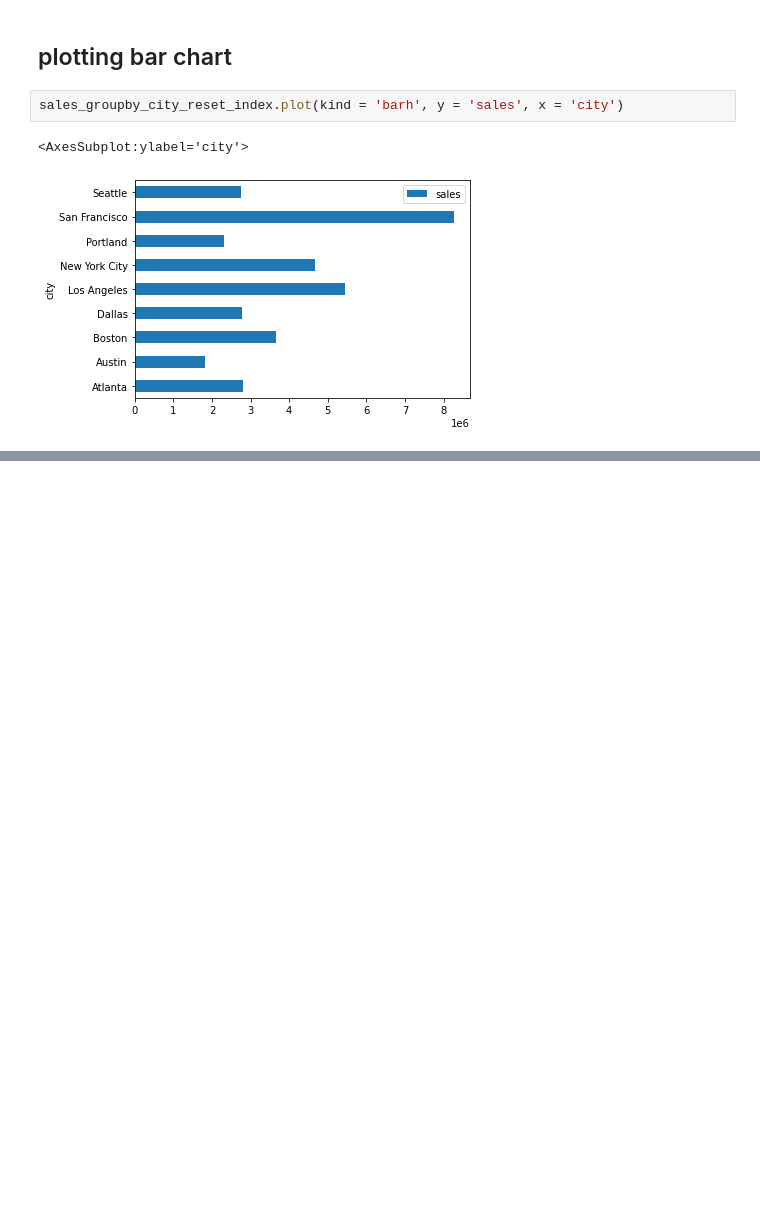
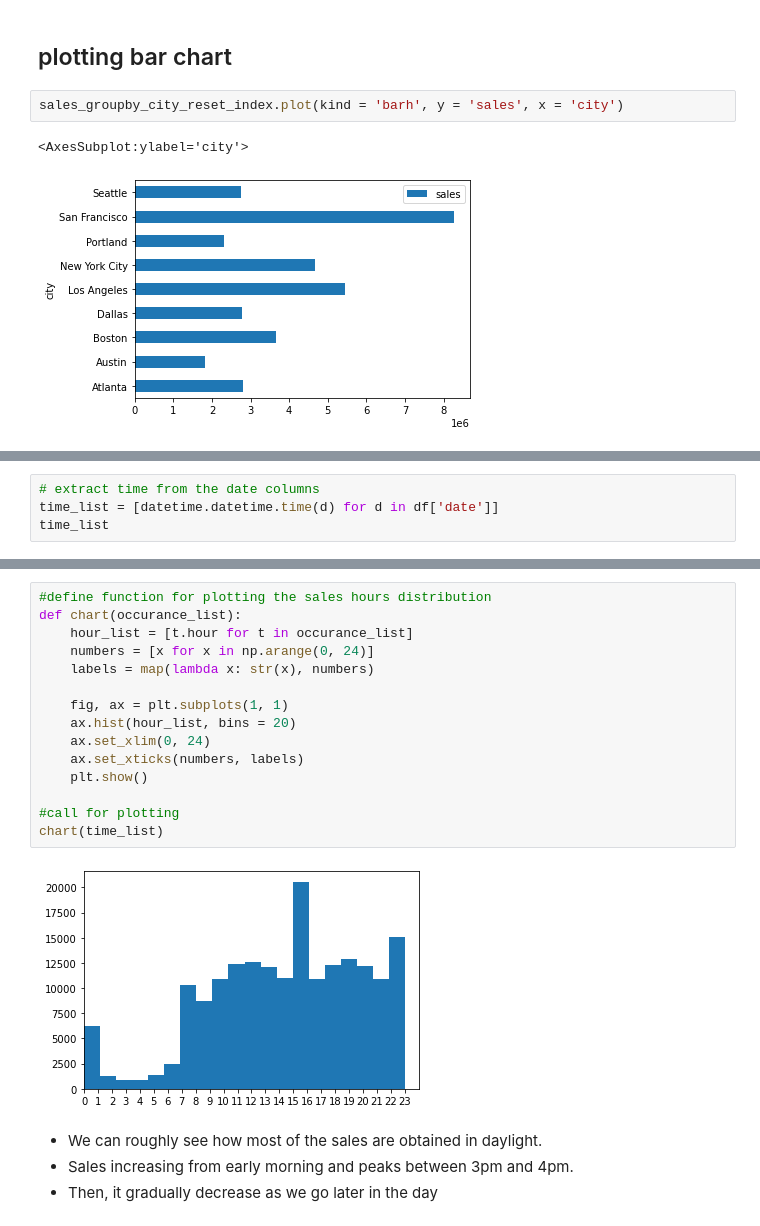
Before and after one commit to rhmnnmhmd/Sales-Analysis, a Jupyter notebook: sales_analysis.ipynb, the cells around one changed output, grey strips where cells are left out. Cells and saved outputs as stored; diff of their text form; blank space fills up the shorter version.

Commit message:
find when is the best time (hour) to put ads. based on histogram of the hours.

```diff
--- a/sales_analysis.ipynb
+++ b/sales_analysis.ipynb
@@ -360,0 +381,4 @@ sales_groupby_city_reset_index.plot(kind = 'barh', y = 'sales', x = 'city')
+# %%
+# extract time from the date columns
+time_list = [datetime.datetime.time(d) for d in df['date']]
+time_list
@@ -360,0 +403,21 @@ sales_groupby_city_reset_index.plot(kind = 'barh', y = 'sales', x = 'city')
+# %%
+#define function for plotting the sales hours distribution
+def chart(occurance_list):
+    hour_list = [t.hour for t in occurance_list]
+    numbers = [x for x in np.arange(0, 24)]
+    labels = map(lambda x: str(x), numbers)
+
+    fig, ax = plt.subplots(1, 1)
+    ax.hist(hour_list, bins = 20)
+    ax.set_xlim(0, 24)
+    ax.set_xticks(numbers, labels)
+    plt.show()
+
+#call for plotting
+chart(time_list)
+# %% [output]
+[figure, added]
+# %% [markdown]
+* We can roughly see how most of the sales are obtained in daylight.
+* Sales increasing from early morning and peaks between 3pm and 4pm.
+* Then, it gradually decrease as we go later in the day
```
Also changed, not shown: parts of 4 cells of this notebook.
